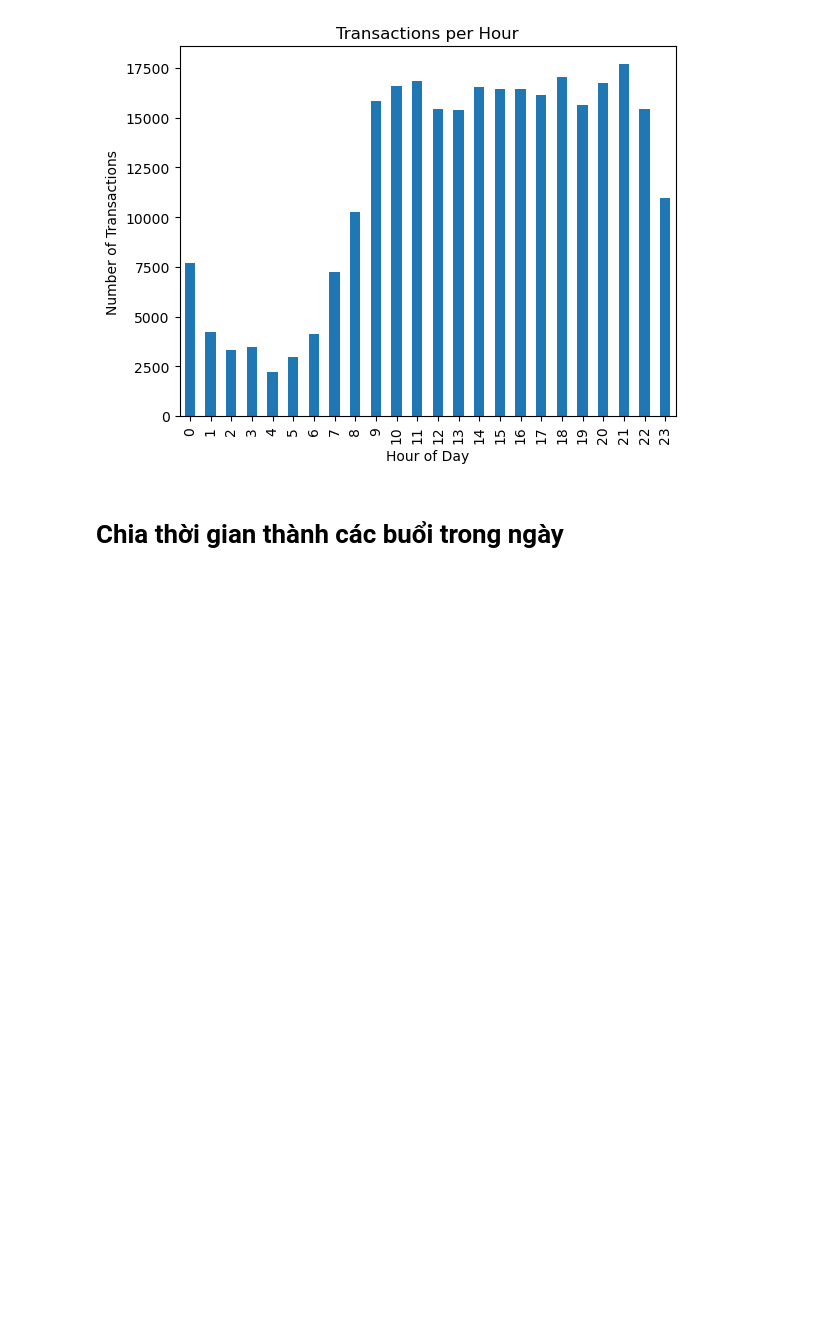
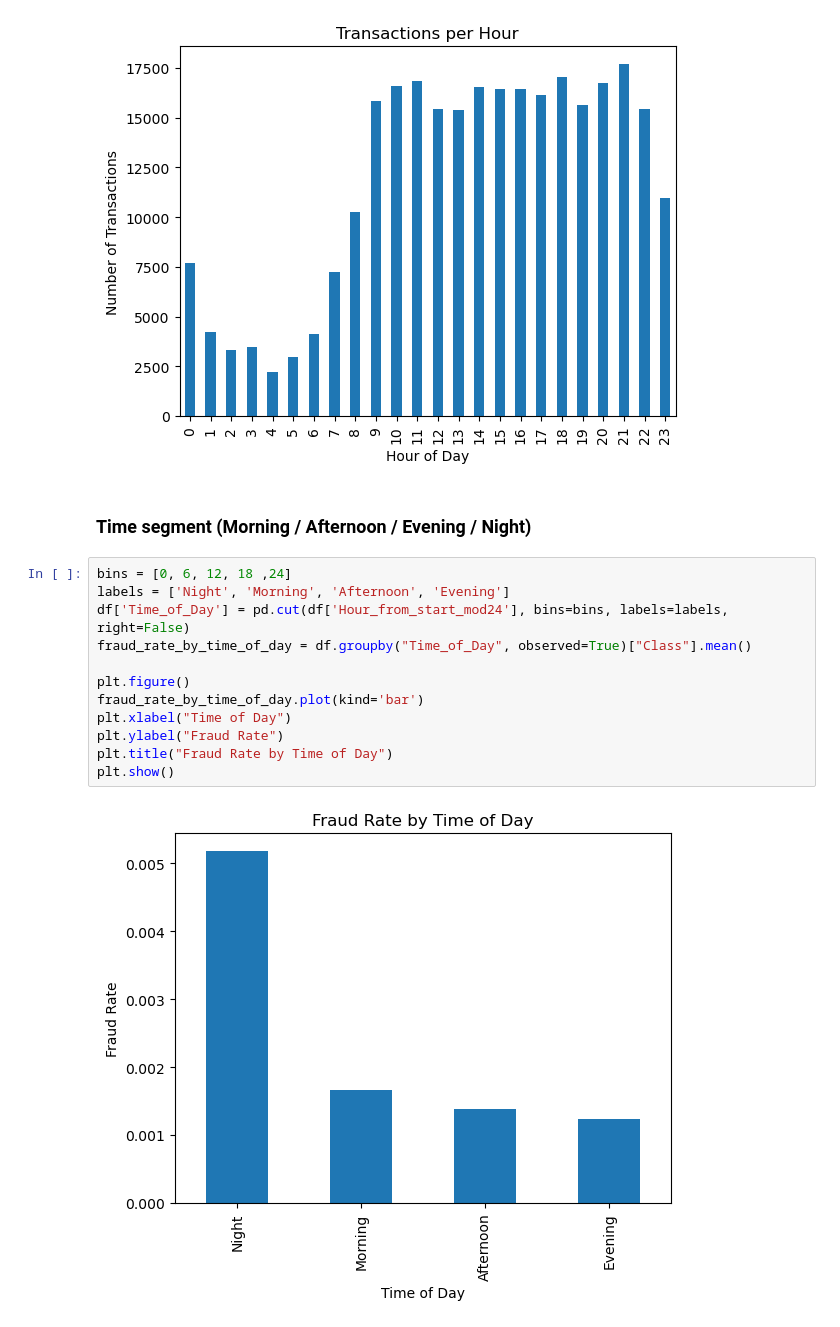
Before and after one commit to NhatHuy61205/Credit-Card-Fraud-Detection-Classification---Imbalanced-, a Jupyter notebook: notebooks/eda/eda_univariate.ipynb, the cells around one changed output. Drawn from its saved outputs; the diff is of its cells as text; blank space fills up the shorter version.

```diff
--- a/notebooks/eda/eda_univariate.ipynb
+++ b/notebooks/eda/eda_univariate.ipynb
@@ -231,5 +269,19 @@ plt.title("Transactions per Hour")
 plt.show()
 # %% [output]
 [figure]
-# %% [markdown]
-<h1>Chia thời gian thành các buổi trong ngày
+# %% [markdown]
+<h3>Time segment  (Morning / Afternoon / Evening / Night)
+# %%
+bins = [0, 6, 12, 18 ,24]
+labels = ['Night', 'Morning', 'Afternoon', 'Evening']
+df['Time_of_Day'] = pd.cut(df['Hour_from_start_mod24'], bins=bins, labels=labels, right=False)
+fraud_rate_by_time_of_day = df.groupby("Time_of_Day", observed=True)["Class"].mean()
+
+plt.figure()
+fraud_rate_by_time_of_day.plot(kind='bar')
+plt.xlabel("Time of Day")
+plt.ylabel("Fraud Rate")
+plt.title("Fraud Rate by Time of Day")
+plt.show()
+# %% [output]
+[figure, added]
```
Also changed, not shown: parts of 7 cells of this notebook.
